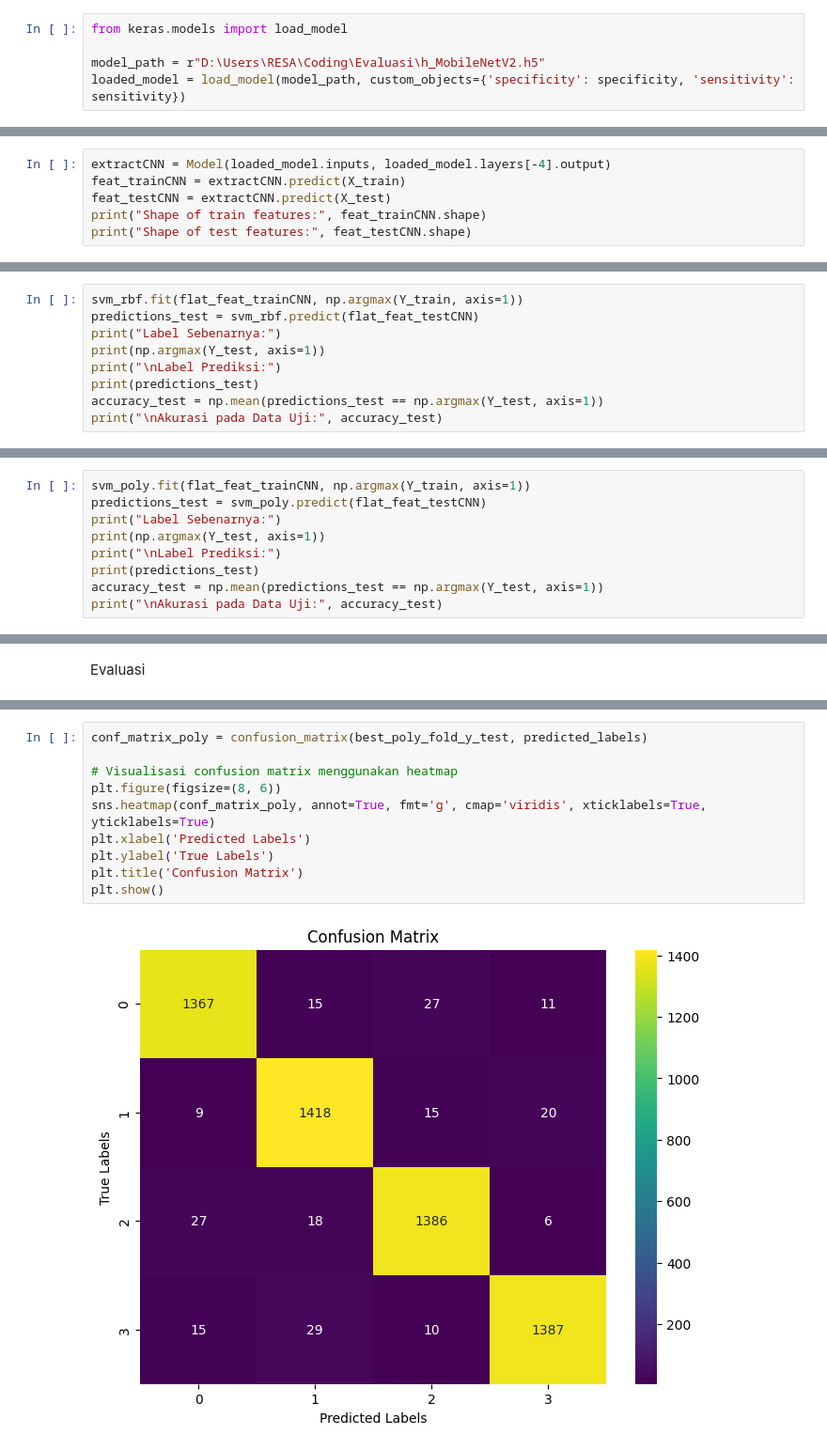
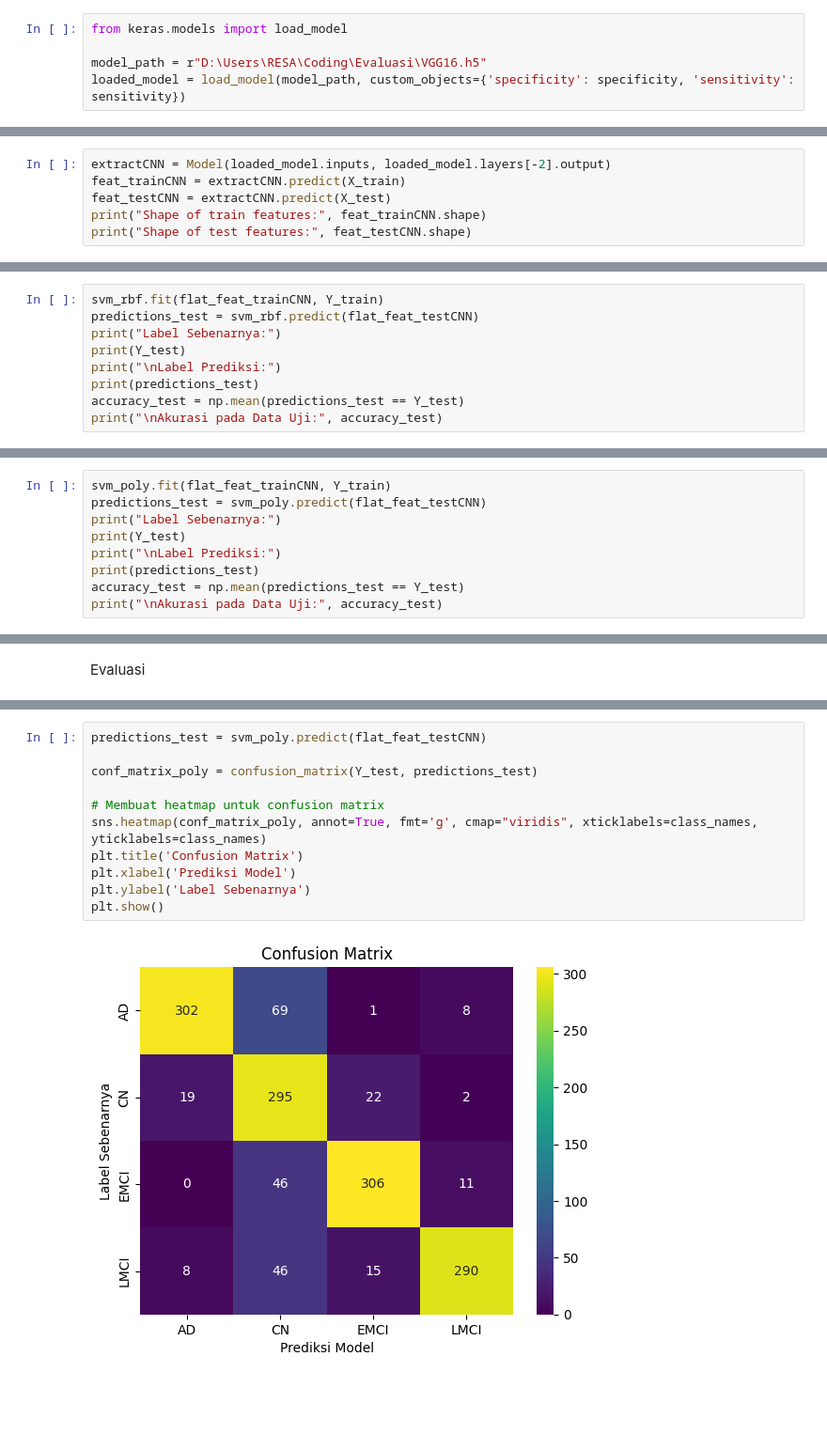
Before and after one commit to fauziahreza/Alzheimer-Classification-with-CNN-SVM, a Jupyter notebook: Notebook/Skenario/CNN-SVM/Skenario5_CNN-SVM_VGG16.ipynb, the cells around one changed output, grey strips where cells are left out. Shown at 94% size. Saved outputs shown, nothing was run; the diff lists cells and outputs as text; blank space fills up the shorter version.

```diff
--- a/Notebook/Skenario/CNN-SVM/Skenario5_CNN-SVM_VGG16.ipynb
+++ b/Notebook/Skenario/CNN-SVM/Skenario5_CNN-SVM_VGG16.ipynb
@@ -140,5 +141,5 @@ Load model yang udah dilatih sebelumnya
 # %%
 from keras.models import load_model
 
-model_path = r"D:\Users\RESA\Coding\Evaluasi\h_MobileNetV2.h5"
+model_path = r"D:\Users\RESA\Coding\Evaluasi\VGG16.h5"
 loaded_model = load_model(model_path, custom_objects={'specificity': specificity, 'sensitivity': sensitivity})
@@ -145,5 +150,5 @@ loaded_model = load_model(model_path, custom_objects={'specificity': specificity
 # %%
-extractCNN = Model(loaded_model.inputs, loaded_model.layers[-4].output)
+extractCNN = Model(loaded_model.inputs, loaded_model.layers[-2].output)
 feat_trainCNN = extractCNN.predict(X_train)
 feat_testCNN = extractCNN.predict(X_test)
 print("Shape of train features:", feat_trainCNN.shape)
@@ -205,11 +212,11 @@ Model SVM RBF telah disimpan di: D:/Users/RESA/Coding/Evaluasi/svm_model_rbf.pkl
 # %% [markdown]
 Testing
 # %%
-svm_rbf.fit(flat_feat_trainCNN, np.argmax(Y_train, axis=1))
+svm_rbf.fit(flat_feat_trainCNN, Y_train)
 predictions_test = svm_rbf.predict(flat_feat_testCNN)
 print("Label Sebenarnya:")
-print(np.argmax(Y_test, axis=1))
+print(Y_test)
 print("\nLabel Prediksi:")
 print(predictions_test)
-accuracy_test = np.mean(predictions_test == np.argmax(Y_test, axis=1))
+accuracy_test = np.mean(predictions_test == Y_test)
 print("\nAkurasi pada Data Uji:", accuracy_test)
@@ -299,13 +351,13 @@ Model SVM poly telah disimpan di: D:/Users/RESA/Coding/Evaluasi/svm_model_poly.p
 # %% [markdown]
 Testing
 # %%
-svm_poly.fit(flat_feat_trainCNN, np.argmax(Y_train, axis=1))
+svm_poly.fit(flat_feat_trainCNN, Y_train)
 predictions_test = svm_poly.predict(flat_feat_testCNN)
 print("Label Sebenarnya:")
-print(np.argmax(Y_test, axis=1))
+print(Y_test)
 print("\nLabel Prediksi:")
 print(predictions_test)
-accuracy_test = np.mean(predictions_test == np.argmax(Y_test, axis=1))
+accuracy_test = np.mean(predictions_test == Y_test)
 print("\nAkurasi pada Data Uji:", accuracy_test)
 # %% [output]
 Label Sebenarnya:
@@ -347,15 +420,16 @@ plt.show()
 # %%
-conf_matrix_poly = confusion_matrix(best_poly_fold_y_test, predicted_labels)
+predictions_test = svm_poly.predict(flat_feat_testCNN)
 
-# Visualisasi confusion matrix menggunakan heatmap
-plt.figure(figsize=(8, 6))
-sns.heatmap(conf_matrix_poly, annot=True, fmt='g', cmap='viridis', xticklabels=True, yticklabels=True)
-plt.xlabel('Predicted Labels')
-plt.ylabel('True Labels')
+conf_matrix_poly = confusion_matrix(Y_test, predictions_test)
+
+# Membuat heatmap untuk confusion matrix
+sns.heatmap(conf_matrix_poly, annot=True, fmt='g', cmap="viridis", xticklabels=class_names, yticklabels=class_names)
 plt.title('Confusion Matrix')
+plt.xlabel('Prediksi Model')
+plt.ylabel('Label Sebenarnya')
 plt.show()
 # %% [output]
-[figure, old version]
+[figure, new version]
 # %%
 sensitivity = conf_matrix_poly[1, 1] / (conf_matrix_poly[1, 0] + conf_matrix_poly[1, 1])
 specificity = conf_matrix_poly[0, 0] / (conf_matrix_poly[0, 0] + conf_matrix_poly[0, 1])
```
Also changed, not shown: parts of 33 cells of this notebook, 2 other files.
